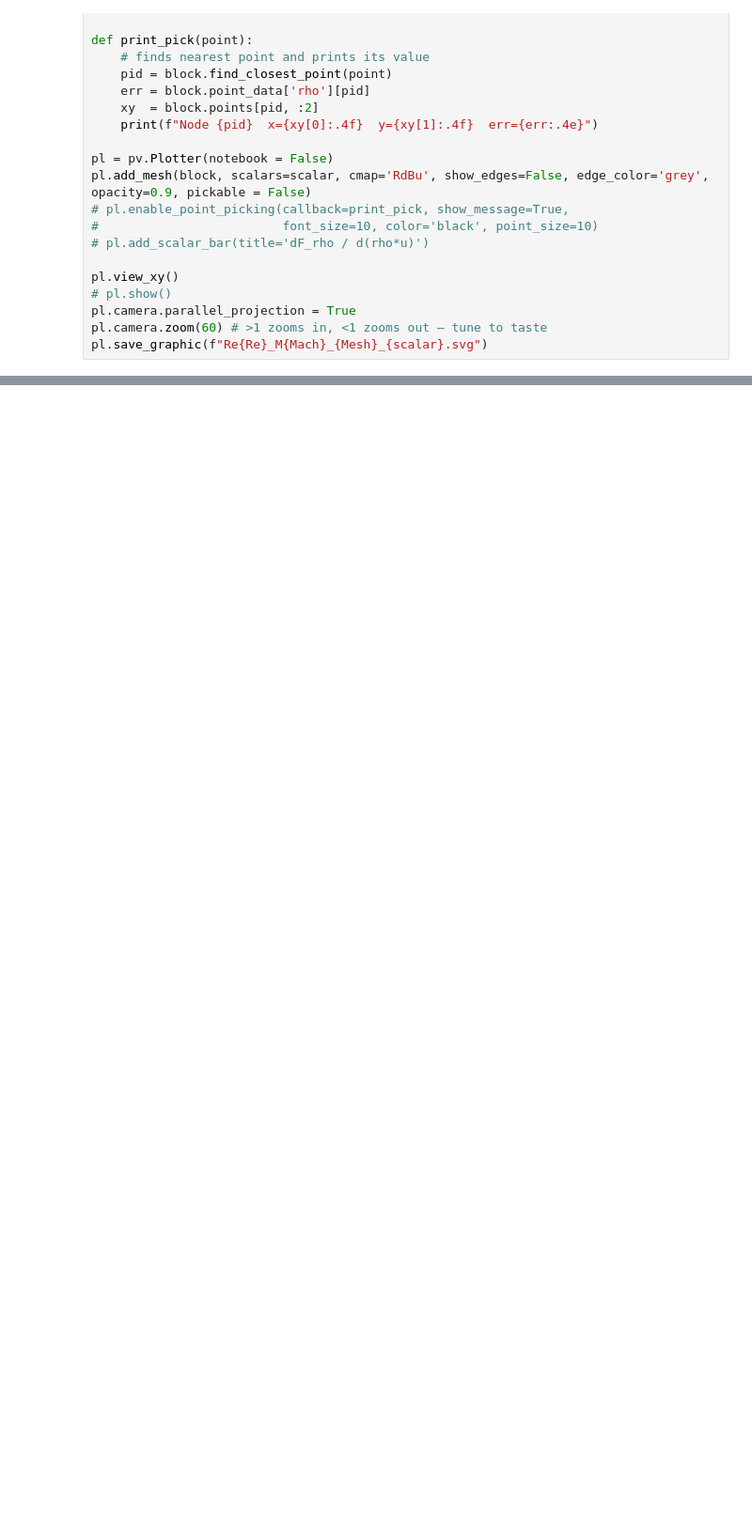
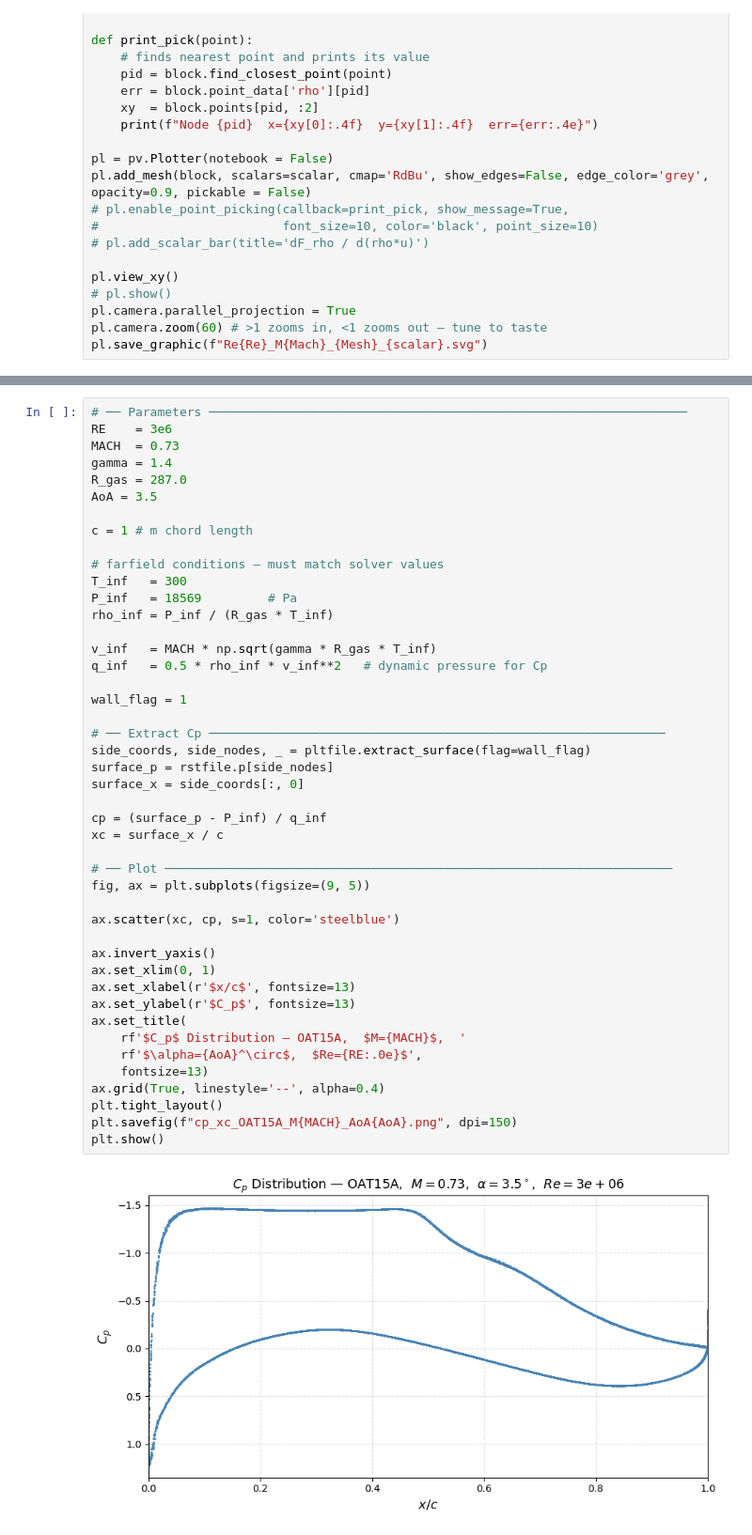
Before and after one commit to AFFONG/flux_jacobian, a Jupyter notebook: notebooks/cfd_post/cfd_post.ipynb, the cells around one changed output, grey strips where cells are left out. Shown at 94% size. Drawn from its saved outputs; the diff is of its cells as text; blank space fills up the shorter version.

```diff
--- a/notebooks/cfd_post/cfd_post.ipynb
+++ b/notebooks/cfd_post/cfd_post.ipynb
@@ -225,0 +229,47 @@ pl.save_graphic(f"Re{Re}_M{Mach}_{Mesh}_{scalar}.svg")
+# %%
+# ── Parameters ─────────────────────────────────────────────────────────────────
+RE    = 3e6
+MACH  = 0.73
+gamma = 1.4
+R_gas = 287.0
+AoA = 3.5
+
+c = 1 # m chord length
+
+# farfield conditions — must match solver values
+T_inf   = 300
+P_inf   = 18569         # Pa
+rho_inf = P_inf / (R_gas * T_inf)
+
+v_inf   = MACH * np.sqrt(gamma * R_gas * T_inf)
+q_inf   = 0.5 * rho_inf * v_inf**2   # dynamic pressure for Cp
+
+wall_flag = 1
+
+# ── Extract Cp ──────────────────────────────────────────────────────────────
+side_coords, side_nodes, _ = pltfile.extract_surface(flag=wall_flag)
+surface_p = rstfile.p[side_nodes]
+surface_x = side_coords[:, 0]
+
+cp = (surface_p - P_inf) / q_inf
+xc = surface_x / c
+
+# ── Plot ─────────────────────────────────────────────────────────────────────
+fig, ax = plt.subplots(figsize=(9, 5))
+
+ax.scatter(xc, cp, s=1, color='steelblue')
+
+ax.invert_yaxis()
+ax.set_xlim(0, 1)
+ax.set_xlabel(r'$x/c$', fontsize=13)
+ax.set_ylabel(r'$C_p$', fontsize=13)
+ax.set_title(
+    rf'$C_p$ Distribution — OAT15A,  $M={MACH}$,  '
+    rf'$\alpha={AoA}^\circ$,  $Re={RE:.0e}$',
+    fontsize=13)
+ax.grid(True, linestyle='--', alpha=0.4)
+plt.tight_layout()
+plt.savefig(f"cp_xc_OAT15A_M{MACH}_AoA{AoA}.png", dpi=150)
+plt.show()
+# %% [output]
+[figure, added]
```
Also changed, not shown: parts of 2 cells of this notebook.
